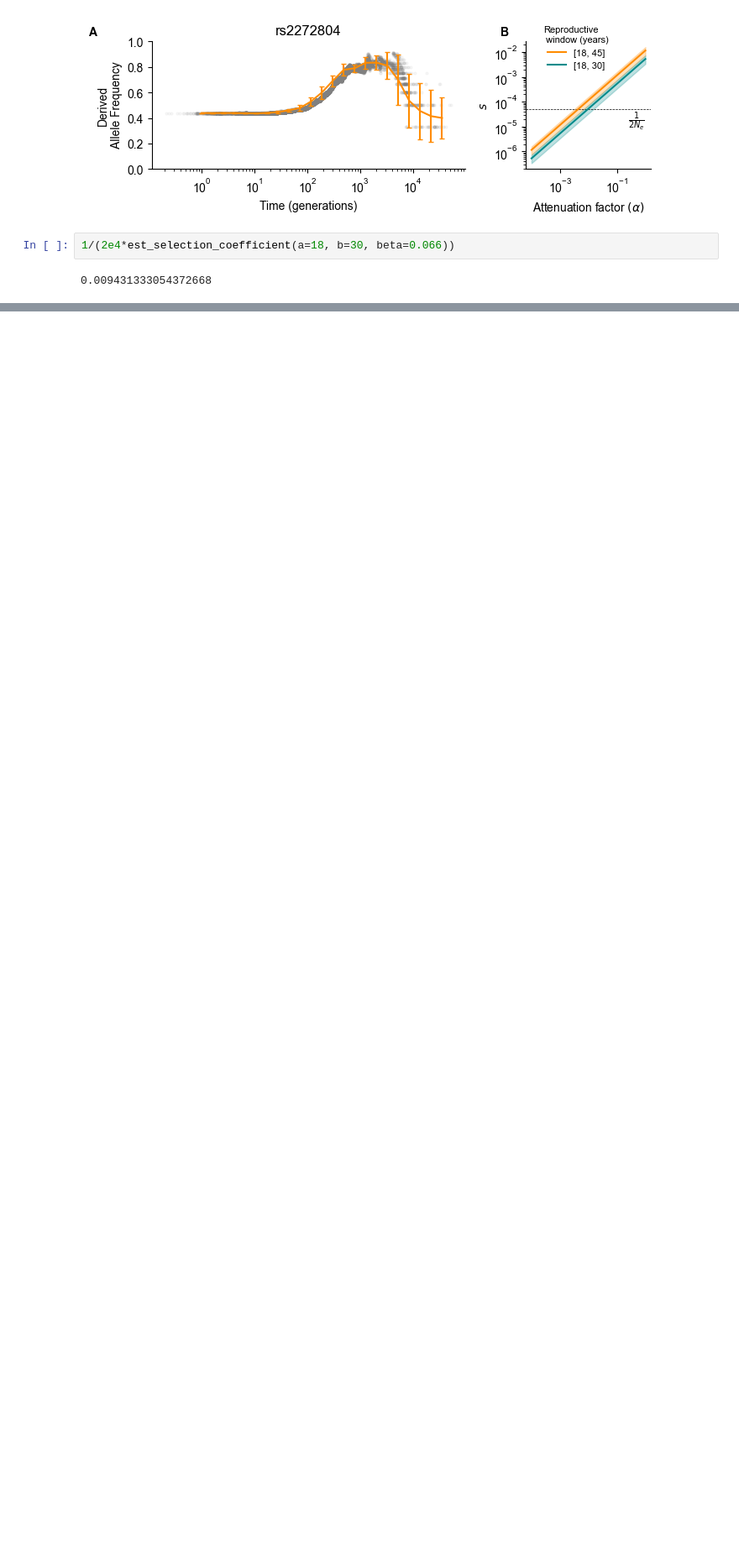
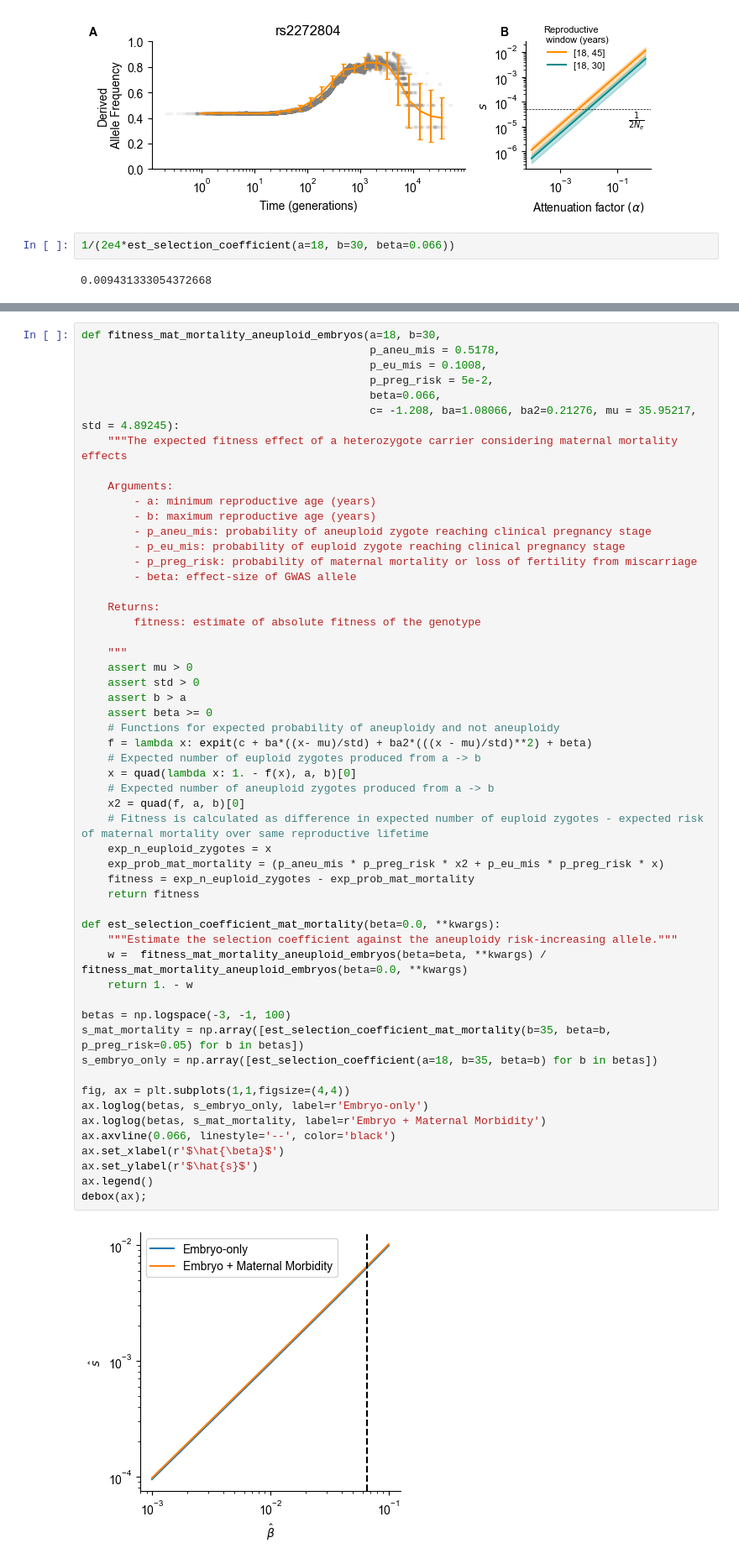
Before and after one commit to mccoy-lab/natera_aneuploidy, a Jupyter notebook: analysis/evo_analyses/notebooks/evolution_aneuploidy_risk.ipynb, the cells around one changed output, grey strips where cells are left out. Shown at 84% size. Saved outputs shown, nothing was run; the diff lists cells and outputs as text; blank space fills up the shorter version.

Commit message:
feat: updated evolutionary analysis to consider maternal mortality in review

```diff
--- a/analysis/evo_analyses/notebooks/evolution_aneuploidy_risk.ipynb
+++ b/analysis/evo_analyses/notebooks/evolution_aneuploidy_risk.ipynb
@@ -168,0 +186,56 @@ label_multipanel([ax2, ax1], ['A', 'B'], xoff=-0.2, yoff=1.05, fontweight='bold'
+# %%
+def fitness_mat_mortality_aneuploid_embryos(a=18, b=30,
+                                            p_aneu_mis = 0.5178,
+                                            p_eu_mis = 0.1008,
+                                            p_preg_risk = 5e-2,
+                                            beta=0.066,
+                                            c= -1.208, ba=1.08066, ba2=0.21276, mu = 35.95217, std = 4.89245):
+    """The expected fitness effect of a heterozygote carrier considering maternal mortality effects
+
+    Arguments:
+        - a: minimum reproductive age (years)
+        - b: maximum reproductive age (years)
+        - p_aneu_mis: probability of aneuploid zygote reaching clinical pregnancy stage
+        - p_eu_mis: probability of euploid zygote reaching clinical pregnancy stage
+        - p_preg_risk: probability of maternal mortality or loss of fertility from miscarriage
+        - beta: effect-size of GWAS allele
+
+    Returns:
+        fitness: estimate of absolute fitness of the genotype
+
+    """
+    assert mu > 0
+    assert std > 0
+    assert b > a
+    assert beta >= 0
+    # Functions for expected probability of aneuploidy and not aneuploidy
+    f = lambda x: expit(c + ba*((x- mu)/std) + ba2*(((x - mu)/std)**2) + beta)
+    # Expected number of euploid zygotes produced from a -> b
+    x = quad(lambda x: 1. - f(x), a, b)[0]
+    # Expected number of aneuploid zygotes produced from a -> b
+    x2 = quad(f, a, b)[0]
+    # Fitness is calculated as difference in expected number of euploid zygotes - expected risk of maternal mortality over same reproductive lifetime
+    exp_n_euploid_zygotes = x
+    exp_prob_mat_mortality = (p_aneu_mis * p_preg_risk * x2 + p_eu_mis * p_preg_risk * x)
+    fitness = exp_n_euploid_zygotes - exp_prob_mat_mortality
+    return fitness
+
+def est_selection_coefficient_mat_mortality(beta=0.0, **kwargs):
+    """Estimate the selection coefficient against the aneuploidy risk-increasing allele."""
+    w =  fitness_mat_mortality_aneuploid_embryos(beta=beta, **kwargs) / fitness_mat_mortality_aneuploid_embryos(beta=0.0, **kwargs)
+    return 1. - w
+
+betas = np.logspace(-3, -1, 100)
+s_mat_mortality = np.array([est_selection_coefficient_mat_mortality(b=35, beta=b, p_preg_risk=0.05) for b in betas])
+s_embryo_only = np.array([est_selection_coefficient(a=18, b=35, beta=b) for b in betas])
+
+fig, ax = plt.subplots(1,1,figsize=(4,4))
+ax.loglog(betas, s_embryo_only, label=r'Embryo-only')
+ax.loglog(betas, s_mat_mortality, label=r'Embryo + Maternal Morbidity')
+ax.axvline(0.066, linestyle='--', color='black')
+ax.set_xlabel(r'$\hat{\beta}$')
+ax.set_ylabel(r'$\hat{s}$')
+ax.legend()
+debox(ax);
+# %% [output]
+[figure, added]
```
Also changed, not shown: parts of 5 cells of this notebook.
